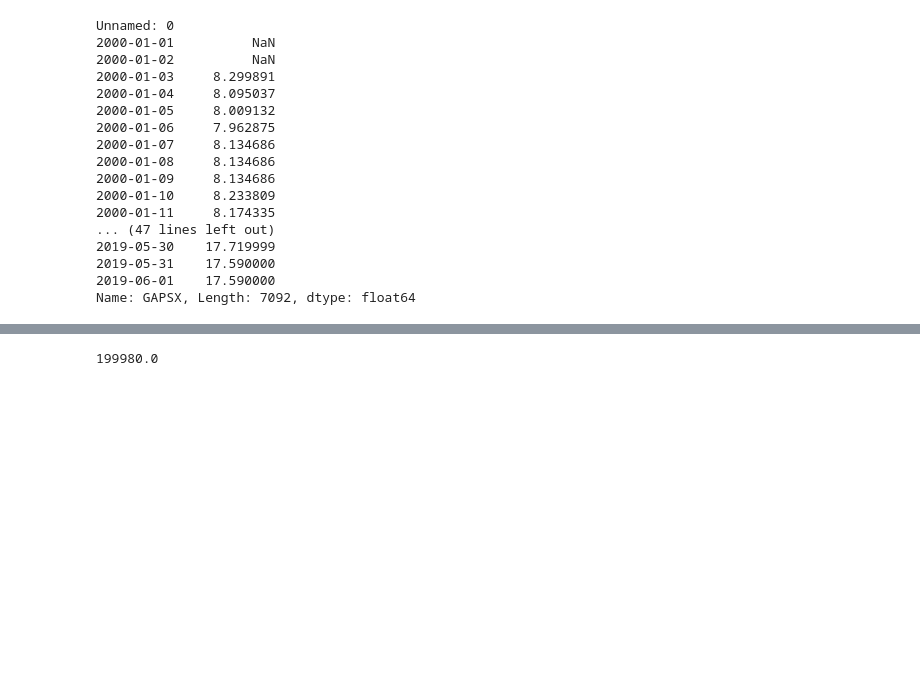
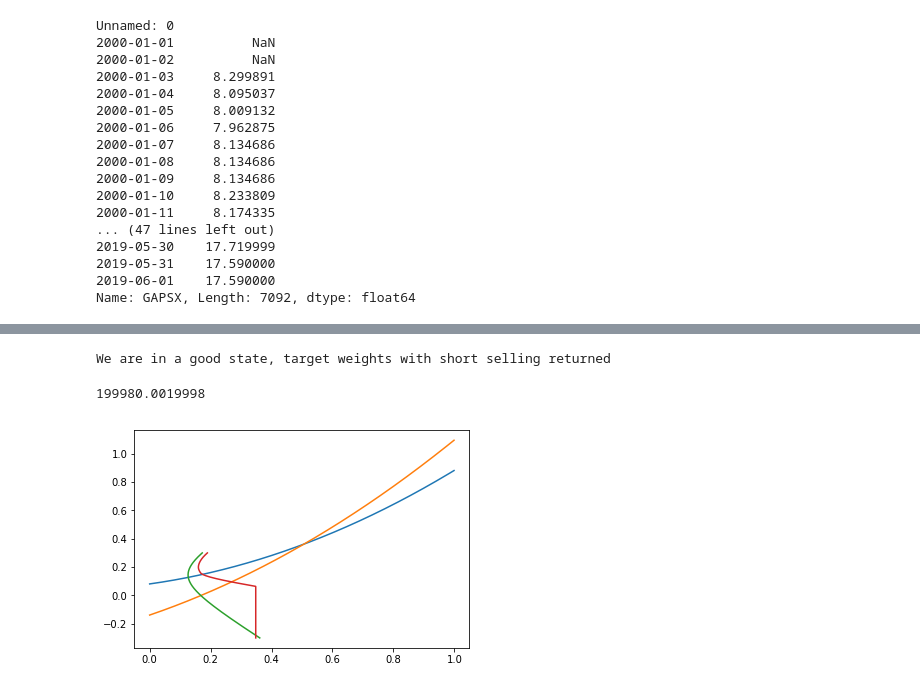
Before and after one commit to CherryADA/RoboAdvisor, a Jupyter notebook: Portfolio_demo.ipynb, the cells around one changed output, grey strips where cells are left out. Cells and saved outputs as stored; diff of their text form; code cells hidden in the pictures; blank space fills up the shorter version.

```diff
--- a/Portfolio_demo.ipynb
+++ b/Portfolio_demo.ipynb
@@ -52,11 +75,14 @@ test_admin.getAccountValue('2014-04-01')
 # %%
 test_admin_norebal=Admin()
 #
-test_admin_norebal.suggestPortfolio('1','2014-04-01')
+test_admin_norebal.suggestPortfolio('1',start_date)
+test_admin_norebal.acceptPortfolio(0)
 test_admin_norebal.trackPortfolio(rebalance_flag=False)
 test_admin_norebal.getAccountValue(start_date)
 # %% [output]
-199980.0
+We are in a good state, target weights with short selling returned
+199980.0019998
+[figure, added]
 # %%
 from datetime import datetime
 date_format='%Y-%m-%d'
```
Also changed, not shown: parts of 35 cells of this notebook, 4 other files.
